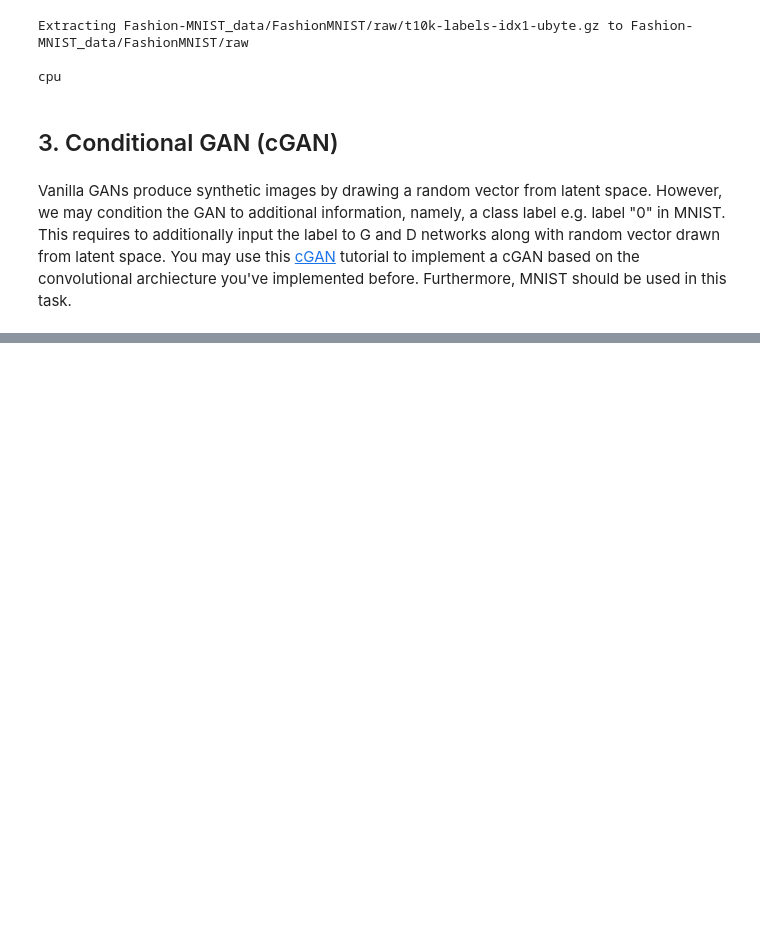
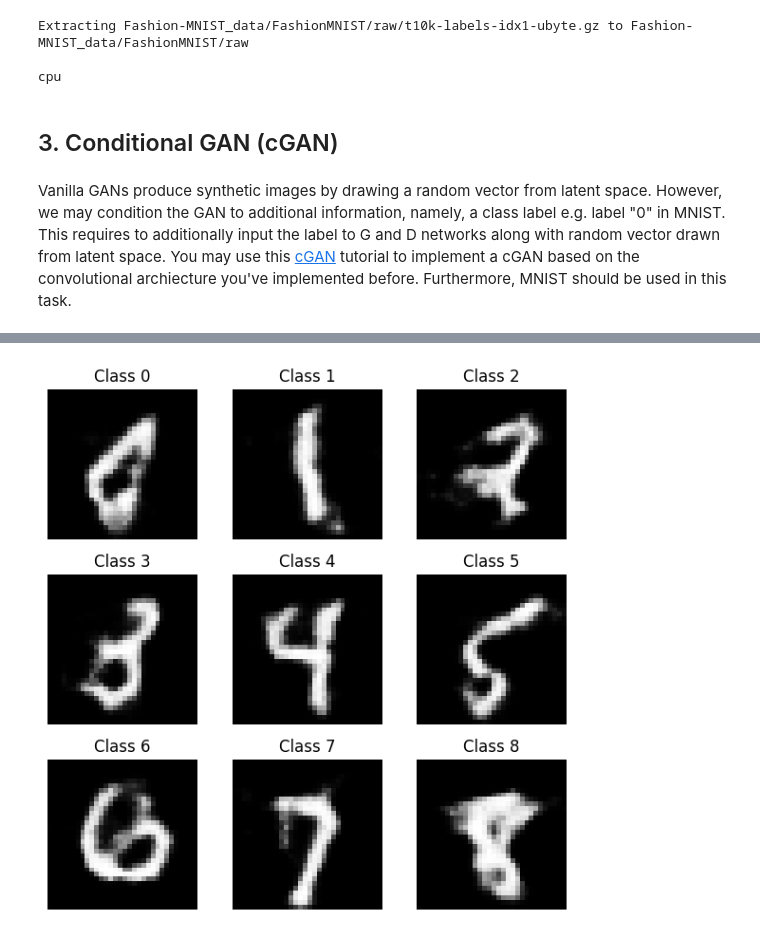
Before and after one commit to zubejda/Advanced_DL, a Jupyter notebook: minimal_GAN.ipynb, the cells around one changed output, grey strips where cells are left out. Saved outputs shown, nothing was run; the diff lists cells and outputs as text; code cells hidden in the pictures; blank space fills up the shorter version.

```diff
--- a/minimal_GAN.ipynb
+++ b/minimal_GAN.ipynb
@@ -961,0 +992,26 @@ KeyboardInterrupt:
+# %%
+fig, axes = plt.subplots(3, 3, figsize=(6, 6))
+
+for i in range(9):
+    # Generate a random noise vector and a specific label
+    z = torch.randn(1, params['latent_dim'], device=device)  # Batch size of 1
+    label = torch.tensor([i], device=device)  # Label from 0 to 8
+
+    # Generate the image
+    with torch.no_grad():
+        gen_img = G(z, label)
+
+    # Convert the generated image to a format that can be visualized
+    gen_img = gen_img.squeeze().cpu().numpy()
+    gen_img = (gen_img + 1) / 2  # Rescale to [0, 1]
+
+    # Plot the generated image
+    ax = axes[i // 3, i % 3]
+    ax.imshow(gen_img, cmap='gray')
+    ax.set_title(f"Class {label.item()}")
+    ax.axis('off')
+
+plt.tight_layout()
+plt.show()
+# %% [output]
+[figure, added]
```
Also changed, not shown: parts of 7 cells of this notebook.
